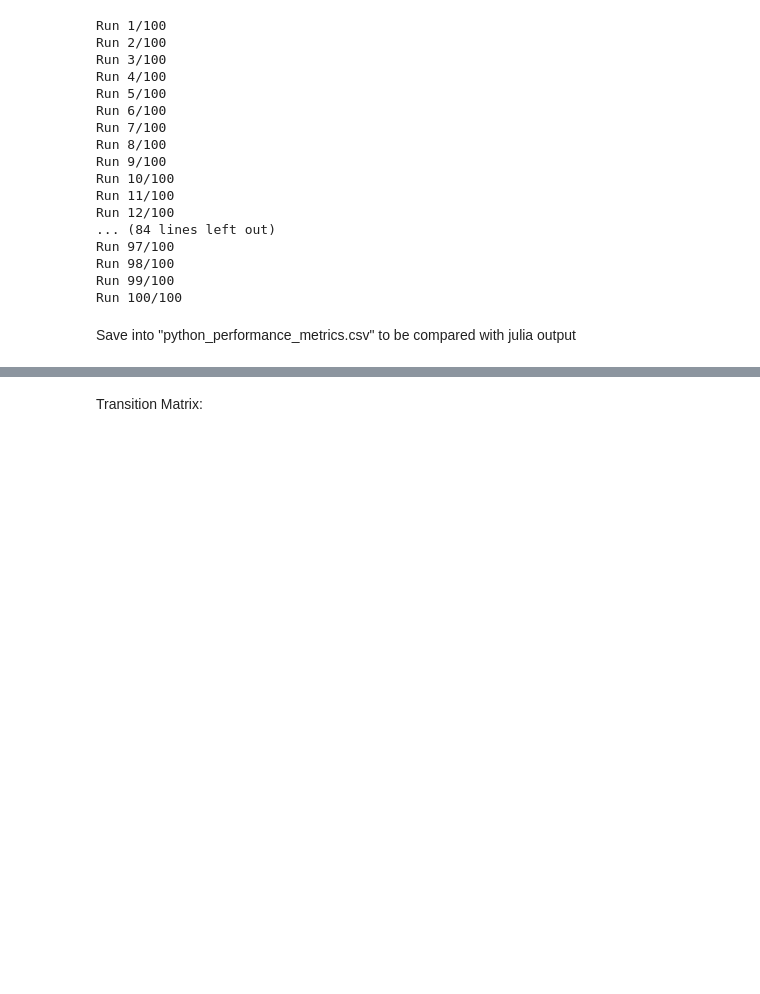
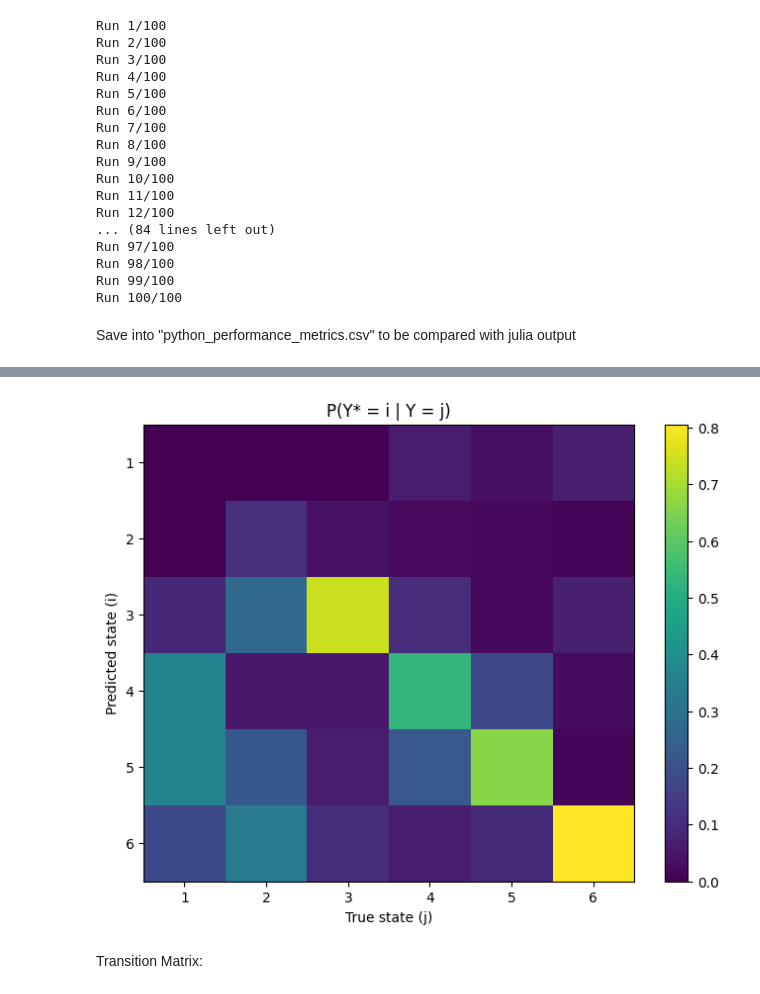
Before and after one commit to TaylorDesilets/Neural-Markov-Models-Version-2, a Jupyter notebook: Jupyter-NeuralMarkovModels.ipynb, the cells around one changed output, grey strips where cells are left out. Saved outputs shown, nothing was run; the diff lists cells and outputs as text; code cells hidden in the pictures; blank space fills up the shorter version.

Commit message:
updated transition probability matrix

```diff
--- a/Jupyter-NeuralMarkovModels.ipynb
+++ b/Jupyter-NeuralMarkovModels.ipynb
@@ -309,3 +310,86 @@ print(df.head())
 4       0.066805       0.077790      0.024128      0.069504      0.077587
 
 [5 rows x 21 columns]
+# %%
+import matplotlib.pyplot as plt
+
+def compute_observation_matrix(true_state, pred_probs):
+
+    """
+    Computes empirical
+
+        P(Y* = i | Y = j)
+
+    true_state : (N,)
+        true observed labels in {1,...,6}
+
+    pred_probs : (N,6)
+        predicted probabilities for absorbing states
+    """
+
+    pred_state = np.argmax(pred_probs, axis=1) + 1
+
+    m = 6
+
+    P = np.zeros((m, m))
+
+    for j in range(1, 7):
+
+        idx = (true_state == j)
+
+        if idx.sum() == 0:
+            continue
+
+        for i in range(1, 7):
+
+            P[i-1, j-1] = np.mean(
+                pred_state[idx] == i
+            )
+
+    return P
+
+# =====================================================
+# TRUE LABELS
+# =====================================================
+
+true_state = state_val.numpy()
+
+# =====================================================
+# PREDICTED PROBABILITIES
+# =====================================================
+
+pred_probs = pred_nn[:, 1:]
+
+# =====================================================
+# OBSERVATION MATRIX
+# =====================================================
+
+P_obs = compute_observation_matrix(
+    true_state,
+    pred_probs
+)
+
+print(P_obs)
+
+# =====================================================
+# PLOT
+# =====================================================
+
+plt.figure(figsize=(8,6))
+
+plt.imshow(P_obs, aspect='auto')
+
+plt.colorbar()
+
+labels_obs = ["1", "2", "3", "4", "5", "6"]
+
+plt.xticks(range(6), labels_obs)
+plt.yticks(range(6), labels_obs)
+
+plt.xlabel("True state (j)")
+plt.ylabel("Predicted state (i)")
+
+plt.title("P(Y* = i | Y = j)")
+
+plt.show()
+# %% [output]
@@ -312,3 +402,4 @@ print(df.head())
+[figure, added]
 # %% [markdown]
 Transition Matrix:
 # %%
```
Also changed, not shown: parts of 6 cells of this notebook, 1 other file.
